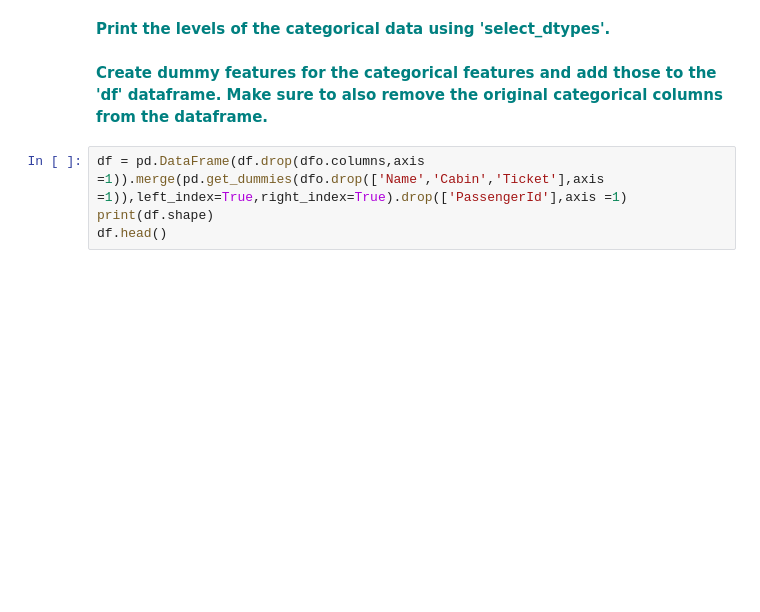
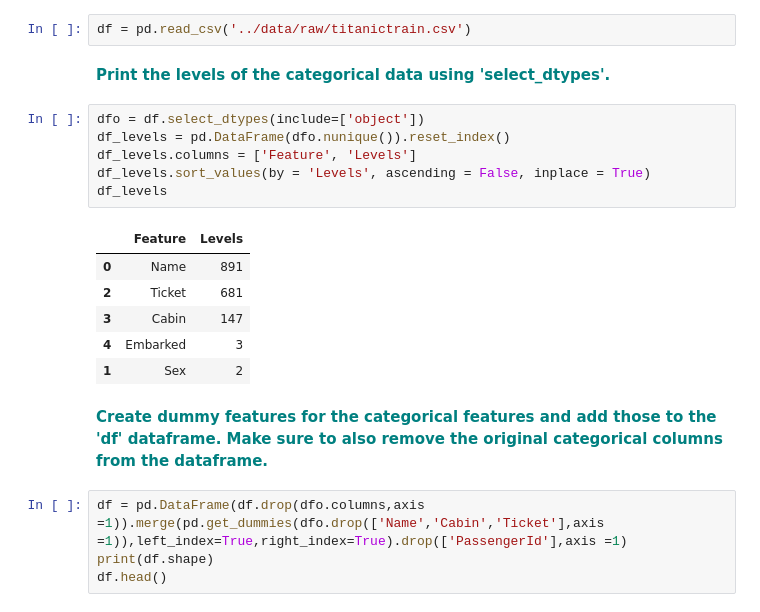
Before and after one commit to dj-m/GradientBoosting, a Jupyter notebook: notebooks/Gradient_Boosting_student.ipynb, the cells around one changed output. Cells and saved outputs as stored; diff of their text form; blank space fills up the shorter version.

Commit message:
Added titanic data

```diff
--- a/notebooks/Gradient_Boosting_student.ipynb
+++ b/notebooks/Gradient_Boosting_student.ipynb
@@ -125,8 +110,23 @@ plt.show()
 Now that you have solid understanding of Gradient Boosting in the regression scenario, let's apply the same algorithm to a classification problem. Specifically, the Titanic dataset and predicting survival.
 # %% [markdown]
 **<font color='teal'>Use pandas read csv to load in the Titantic data set into a dataframe called df.</font>**
+# %%
+df = pd.read_csv('../data/raw/titanictrain.csv')
 # %% [markdown]
 **<font color='teal'>Print the levels of the categorical data using 'select_dtypes'. </font>**
+# %%
+dfo = df.select_dtypes(include=['object'])
+df_levels = pd.DataFrame(dfo.nunique()).reset_index()
+df_levels.columns = ['Feature', 'Levels']
+df_levels.sort_values(by = 'Levels', ascending = False, inplace = True)
+df_levels
+# %% [output]
+|  | Feature | Levels |
+| 0 | Name | 891 |
+| 2 | Ticket | 681 |
+| 3 | Cabin | 147 |
+| 4 | Embarked | 3 |
+| 1 | Sex | 2 |
 # %% [markdown]
 **<font color='teal'>Create dummy features for the categorical features and add those to the 'df' dataframe. Make sure to also remove the original categorical columns from the dataframe.</font>**
 # %%
```
Also changed, not shown: parts of 3 cells of this notebook.
